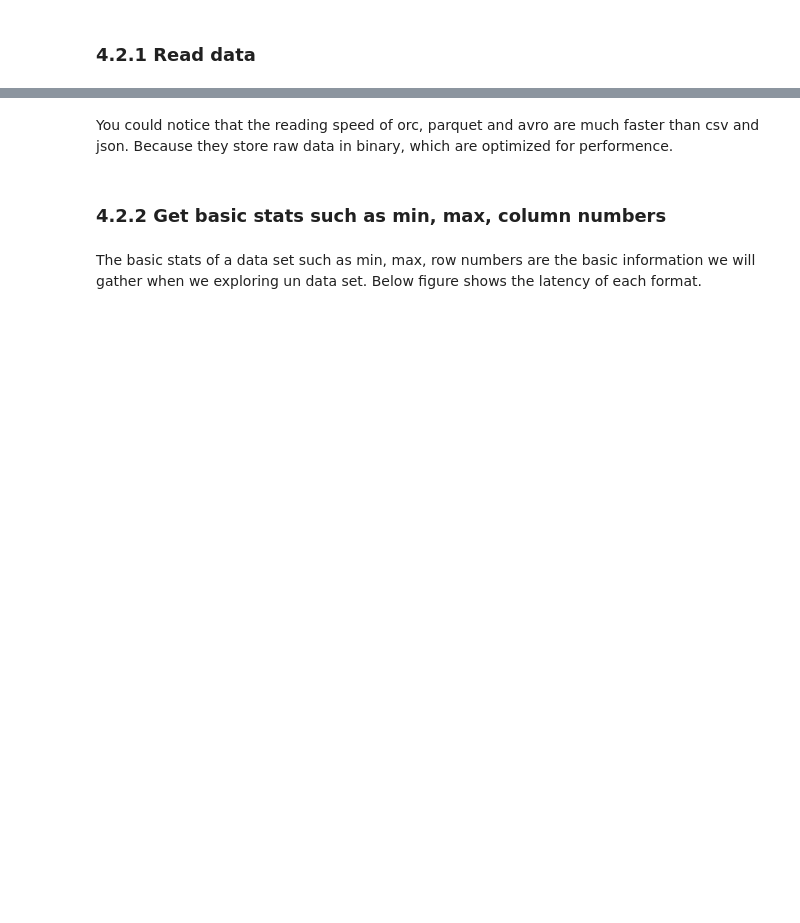
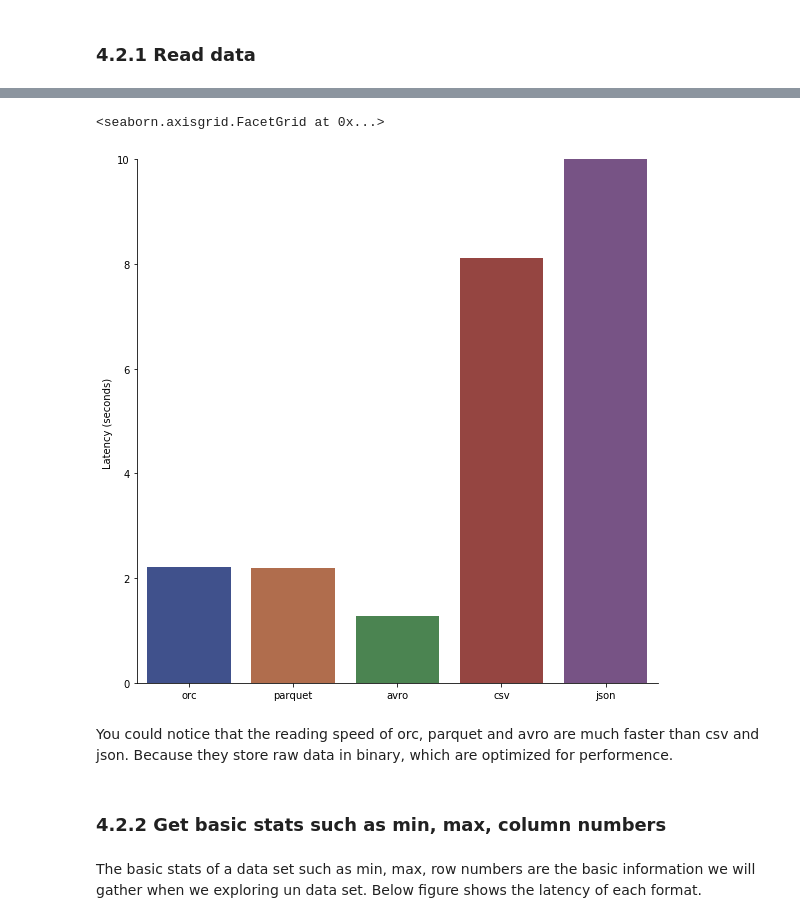
Before and after one commit to pengfei99/data_format_and_optimization, a Jupyter notebook: notebooks/data_format_overview.ipynb, the cells around one changed output, grey strips where cells are left out. Cells and saved outputs as stored; diff of their text form; code cells hidden in the pictures; blank space fills up the shorter version.

```diff
--- a/notebooks/data_format_overview.ipynb
+++ b/notebooks/data_format_overview.ipynb
@@ -590,9 +643,7 @@ Note that avro, parquet and orc supports many compression codec. Here we only be
 # %% [markdown]
 In this section, we will examine the latency of several the most common data processing operations to determine which format is more optimal in certain context. We will first examine the common operations one by one. At last, we will give you an overview and conclusion
 # %%
-
-
 # read stats file
-rawDf=spark.read.option("header", "false").csv(data_format_op_stats_path,schema=op_schema)
+dfLoc = pd.read_csv(data_format_op_stats_path,header=None, names=['format', 'command','latency'])
+rawDf=spark.createDataFrame(dfLoc)
 rawDf.show(5)
-rawDf.count()
@@ -616,14 +687,17 @@ NameError: name 'pd_df' is not defined
 # %%
 # show the stats in a catplot
 g_read_op = sns.catplot(
     data=read_op_df, kind="bar",
-    x="format", y="Latency",
+    x="format", y="latency",
     order=['orc','parquet','avro','csv','json'],
     ci="sd", palette="dark", alpha=0.8, height=8
 )
 g_read_op.despine(left=False)
 g_read_op.set_axis_labels("", "Latency (seconds) ")
 g_read_op.set(ylim=(0, 10))
+# %% [output]
+<seaborn.axisgrid.FacetGrid at 0x...>
+[figure, added]
 # %% [markdown]
 You could notice that the reading speed of orc, parquet and avro are much faster than csv and json. Because they store raw data in binary, which are optimized for performence.
 # %% [markdown]
```
Also changed, not shown: parts of 55 cells of this notebook.
